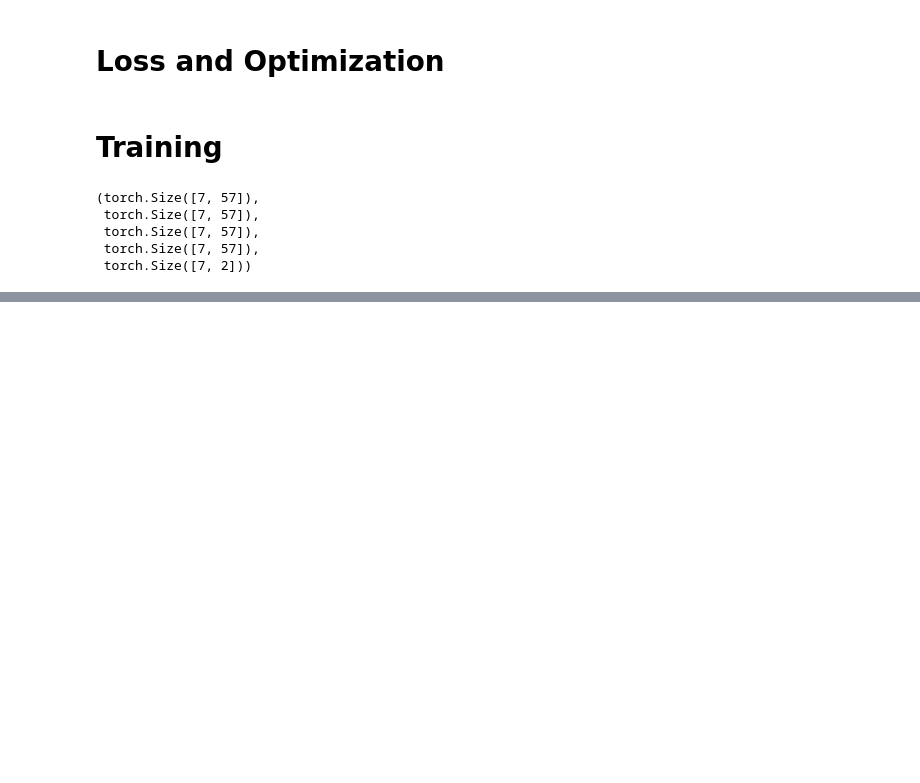
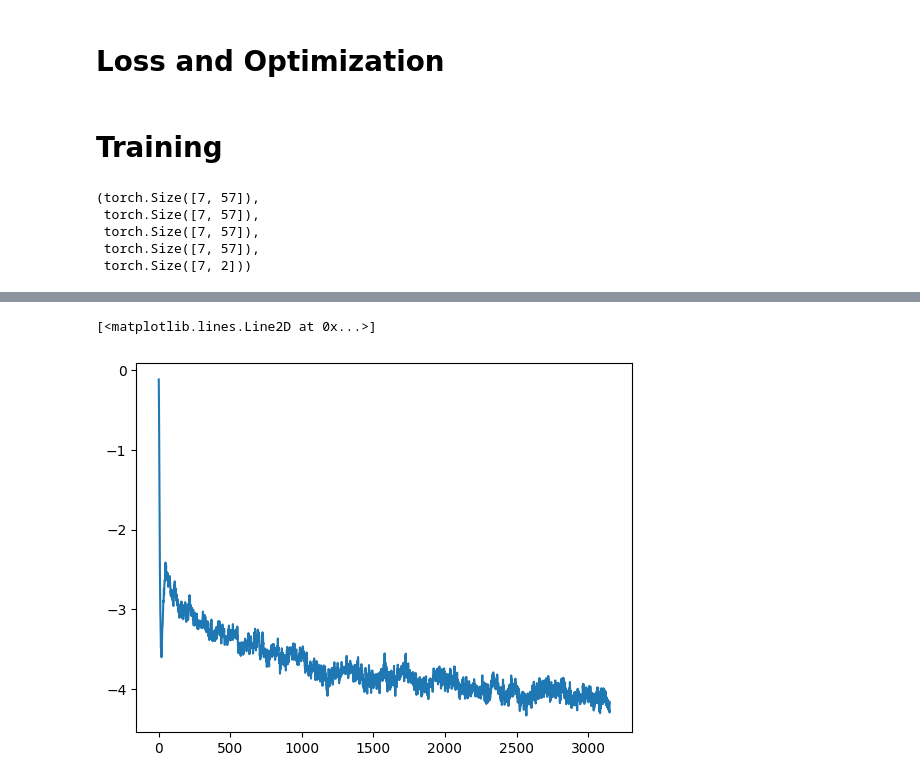
Before and after one commit to lizhieffe/language_model, a Jupyter notebook: Bert_v1.ipynb, the cells around one changed output, grey strips where cells are left out. Drawn from its saved outputs; the diff is of its cells as text; code cells hidden in the pictures; blank space fills up the shorter version.

```diff
--- a/Bert_v1.ipynb
+++ b/Bert_v1.ipynb
@@ -1022,0 +1095,5 @@ torch.cuda.empty_cache()
+# %%
+plt.plot(nsp_lossi_dev)
+# %% [output]
+[<matplotlib.lines.Line2D at 0x...>]
+[figure, added]
```
Also changed, not shown: parts of 25 cells of this notebook.
